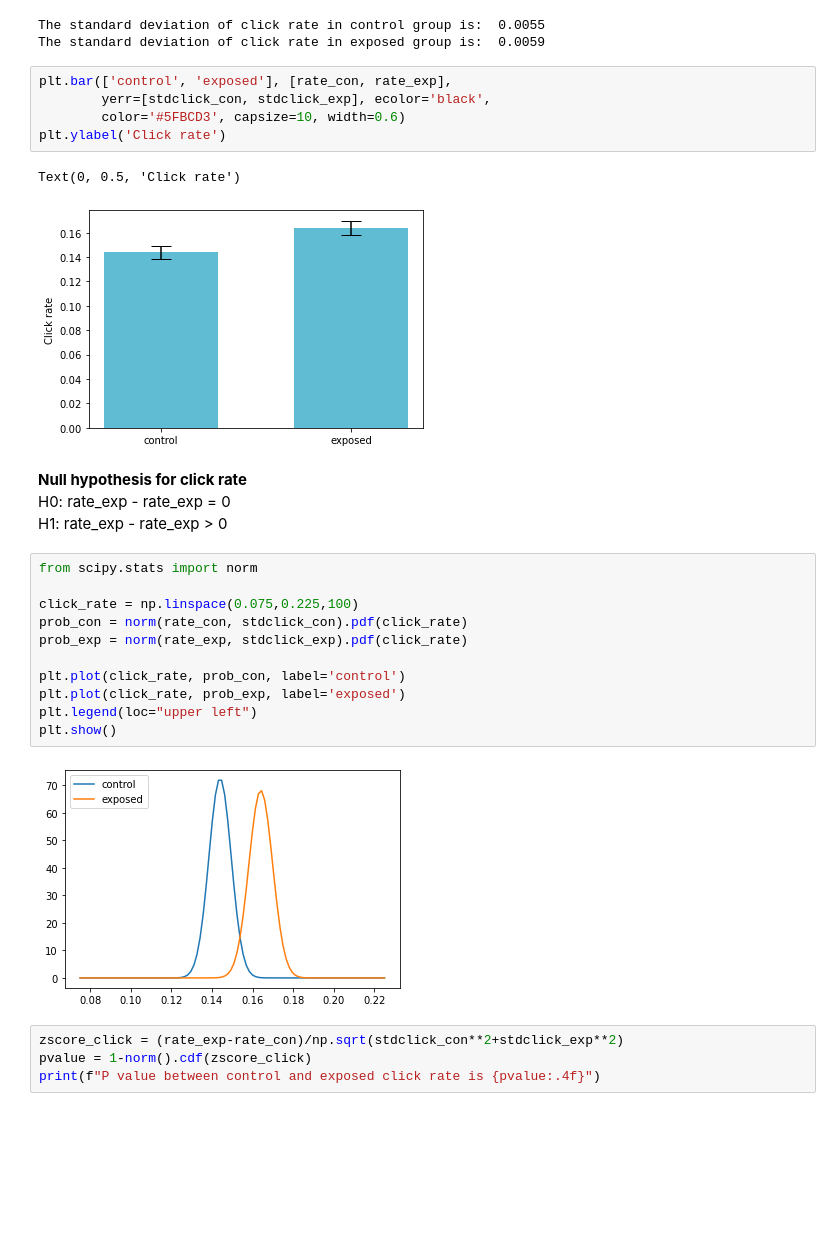
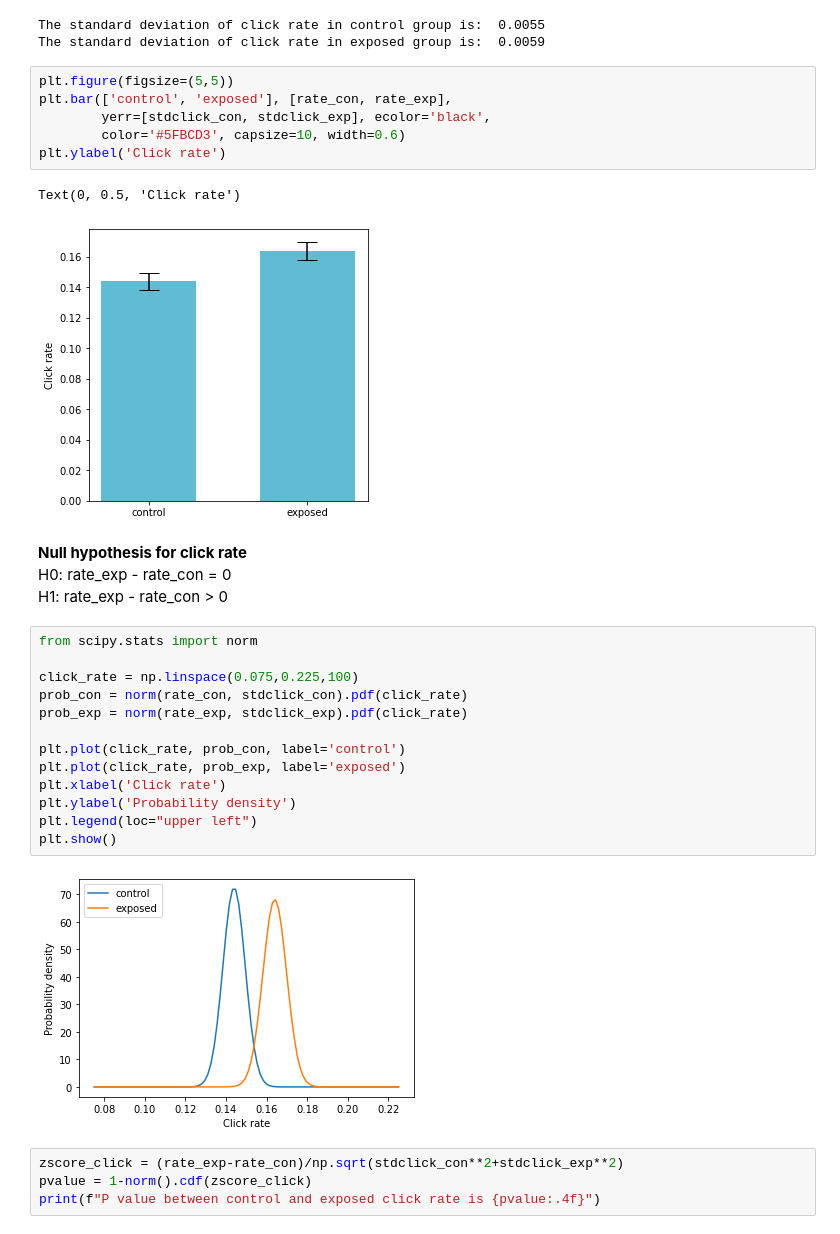
Before and after one commit to LingjieHe/DS_Bootcamp_assignment, a Jupyter notebook: Data_Experimentation_Capstone/Ad_ABdata.ipynb, the cells around one changed output. Drawn from its saved outputs; the diff is of its cells as text; blank space fills up the shorter version.

```diff
--- a/Data_Experimentation_Capstone/Ad_ABdata.ipynb
+++ b/Data_Experimentation_Capstone/Ad_ABdata.ipynb
@@ -122,17 +136,18 @@ print("The standard deviation of click rate in exposed group is: ", round(stdcli
 The standard deviation of click rate in control group is:  0.0055
 The standard deviation of click rate in exposed group is:  0.0059
 # %%
+plt.figure(figsize=(5,5))
 plt.bar(['control', 'exposed'], [rate_con, rate_exp],
         yerr=[stdclick_con, stdclick_exp], ecolor='black',
         color='#5FBCD3', capsize=10, width=0.6)
 plt.ylabel('Click rate')
 # %% [output]
 Text(0, 0.5, 'Click rate')
-[figure, old version]
+[figure, new version]
 # %% [markdown]
 **Null hypothesis for click rate**
-H0: rate_exp - rate_exp = 0
-H1: rate_exp - rate_exp > 0
+H0: rate_exp - rate_con = 0
+H1: rate_exp - rate_con > 0
 # %%
 from scipy.stats import norm
 
@@ -142,10 +157,12 @@ prob_exp = norm(rate_exp, stdclick_exp).pdf(click_rate)
 
 plt.plot(click_rate, prob_con, label='control')
 plt.plot(click_rate, prob_exp, label='exposed')
+plt.xlabel('Click rate')
+plt.ylabel('Probability density')
 plt.legend(loc="upper left")
 plt.show()
 # %% [output]
-[figure, old version]
+[figure, new version]
 # %%
 zscore_click = (rate_exp-rate_con)/np.sqrt(stdclick_con**2+stdclick_exp**2)
 pvalue = 1-norm().cdf(zscore_click)
```
Also changed, not shown: parts of 9 cells of this notebook.
